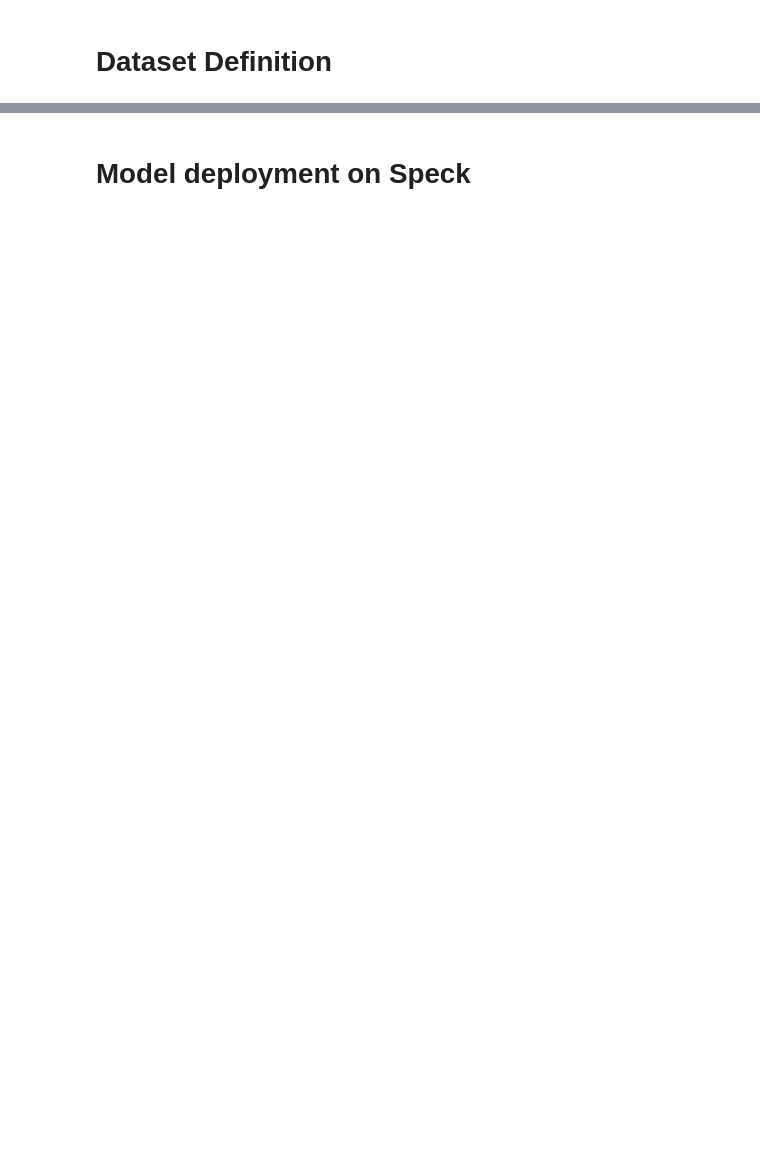
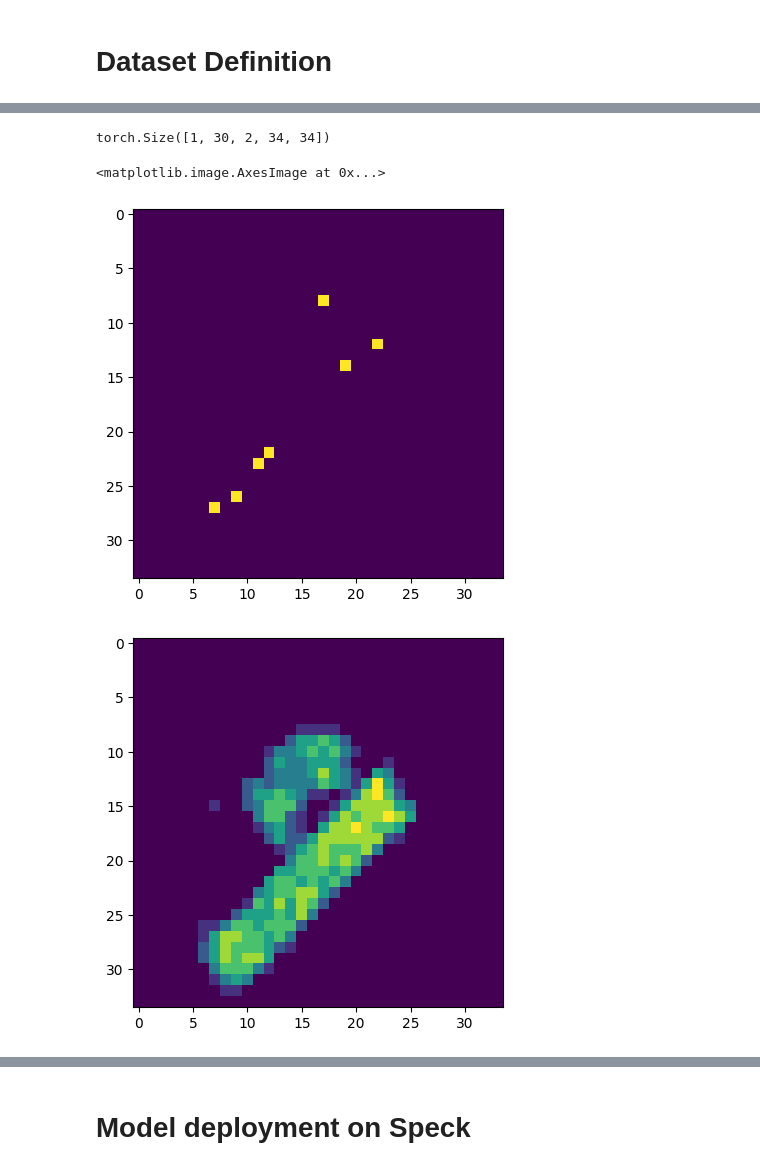
Before and after one commit to neuromorphic-polito/inNuCE_BRANDY-2025, a Jupyter notebook: SNN_sinabs_training.ipynb, the cells around one changed output, grey strips where cells are left out. Saved outputs shown, nothing was run; the diff lists cells and outputs as text; code cells hidden in the pictures; blank space fills up the shorter version.

```diff
--- a/SNN_sinabs_training.ipynb
+++ b/SNN_sinabs_training.ipynb
@@ -101,0 +119,14 @@ def get_data_loaders(batch_size):
+# %%
+import matplotlib.pyplot as plt
+tl, _ = get_data_loaders(1)
+data, _ = next(iter(tl))
+print(data.shape)
+data = data[0] # remove batch dimension
+plt.imshow(data[0, 0])  # one single frame, that can be used for SNN (as it has state)
+plt.figure()
+plt.imshow(data[:10, 0].sum(0)) # fist 10 frames added, for instance for a stateless ANN (normal convs)
+# %% [output]
+torch.Size([1, 30, 2, 34, 34])
+<matplotlib.image.AxesImage at 0x...>
+[figure, added]
+[figure, added]
```
Also changed, not shown: parts of 37 cells of this notebook, 22 other files.
